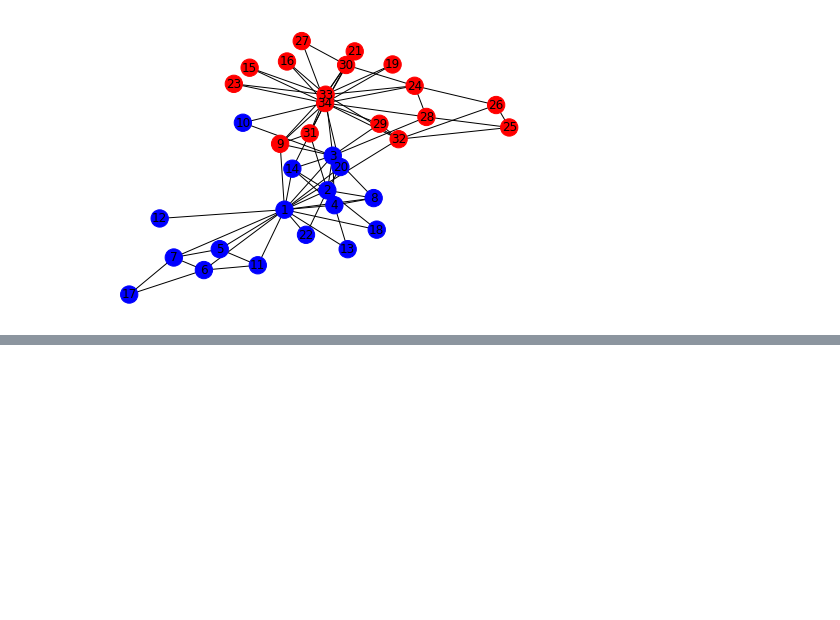
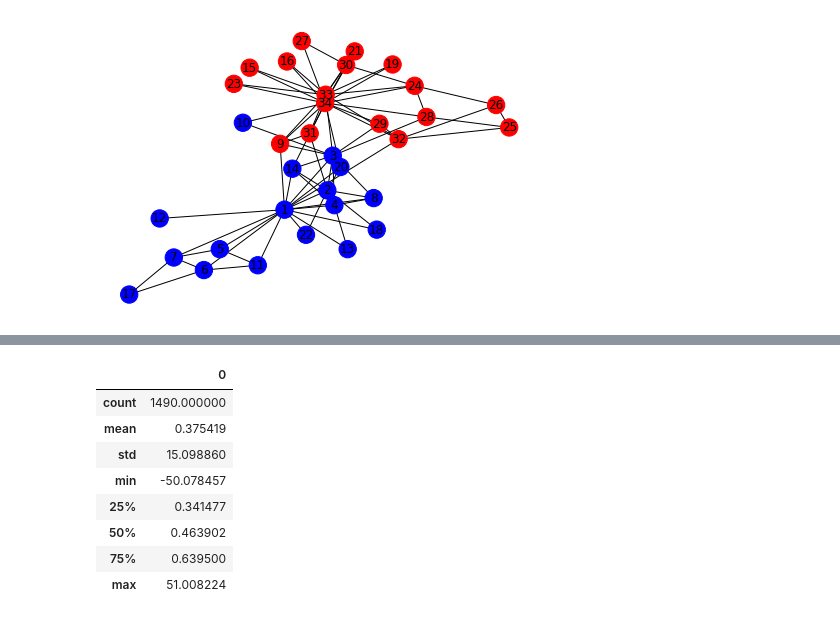
Before and after one commit to PatrickRi/controversy-detection, a Jupyter notebook: karate.ipynb, the cells around one changed output, grey strips where cells are left out. Cells and saved outputs as stored; diff of their text form; code cells hidden in the pictures; blank space fills up the shorter version.

```diff
--- a/karate.ipynb
+++ b/karate.ipynb
@@ -76,0 +141,12 @@ fright.close()
+# %%
+pd.DataFrame(yes).describe()
+# %% [output]
+|  | 0 |
+| count | 1490.000000 |
+| mean | 0.375419 |
+| std | 15.098860 |
+| min | -50.078457 |
+| 25% | 0.341477 |
+| 50% | 0.463902 |
+| 75% | 0.639500 |
+| max | 51.008224 |
```
Also changed, not shown: parts of 6 cells of this notebook, 16 other files.
